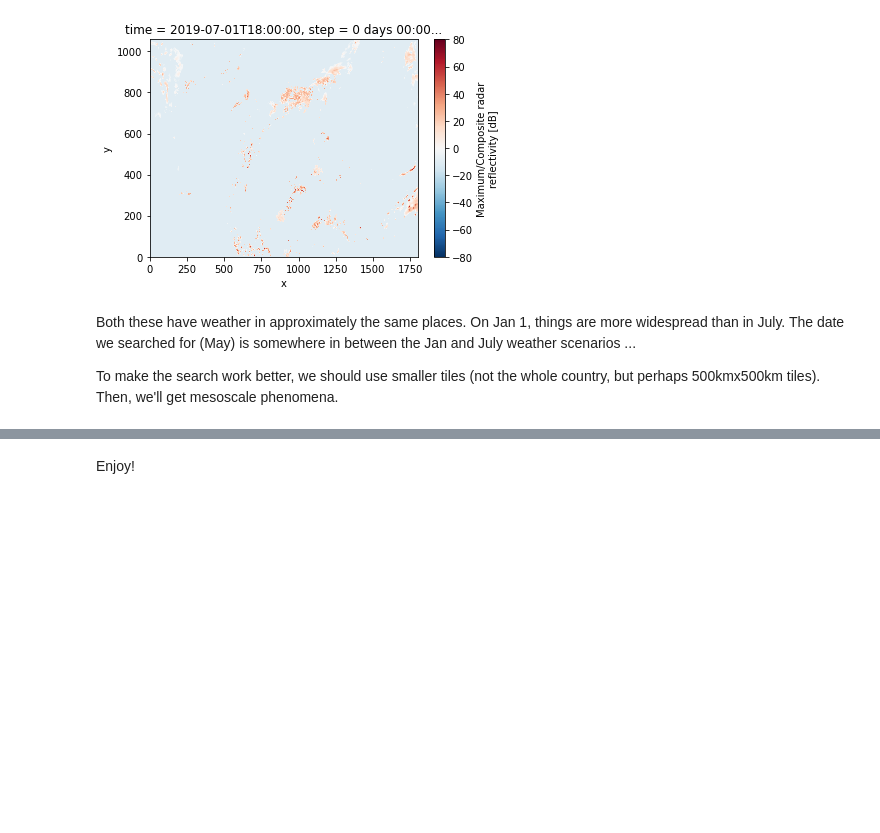
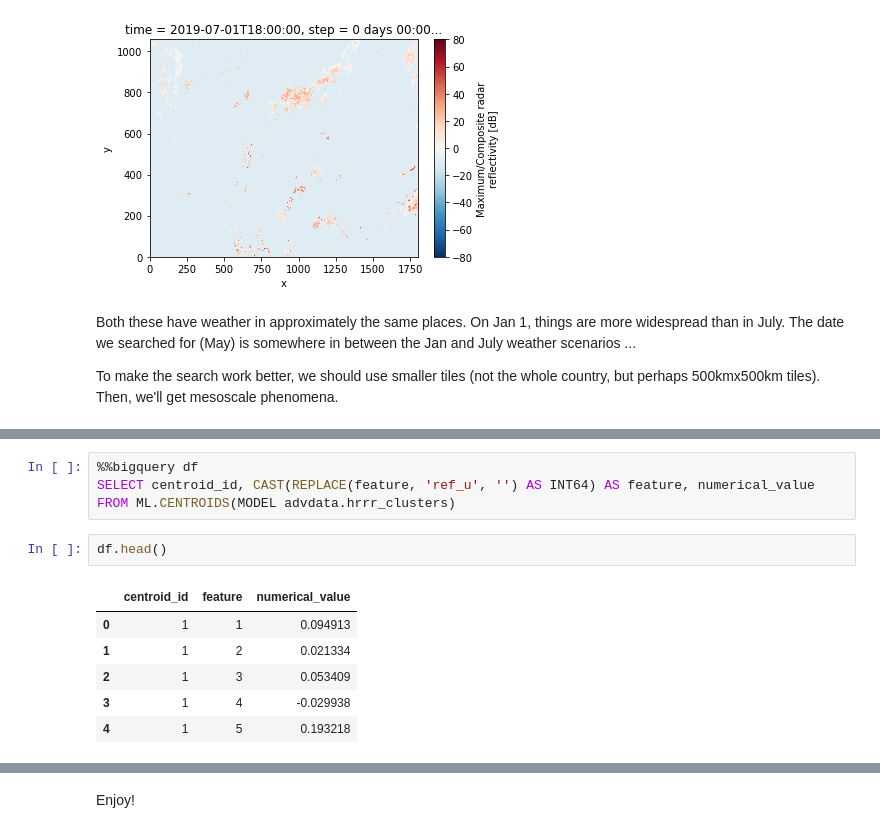
Before and after one commit to GoogleCloudPlatform/ml-design-patterns, a Jupyter notebook: 02_data_representation/weather_search/wx_embeddings.ipynb, the cells around one changed output, grey strips where cells are left out. Drawn from its saved outputs; the diff is of its cells as text; blank space fills up the shorter version.

```diff
--- a/02_data_representation/weather_search/wx_embeddings.ipynb
+++ b/02_data_representation/weather_search/wx_embeddings.ipynb
@@ -670,0 +769,13 @@ To make the search work better, we should use smaller tiles (not the whole count
+# %%
+%%bigquery df
+SELECT centroid_id, CAST(REPLACE(feature, 'ref_u', '') AS INT64) AS feature, numerical_value
+FROM ML.CENTROIDS(MODEL advdata.hrrr_clusters)
+# %%
+df.head()
+# %% [output]
+|  | centroid_id | feature | numerical_value |
+| 0 | 1 | 1 | 0.094913 |
+| 1 | 1 | 2 | 0.021334 |
+| 2 | 1 | 3 | 0.053409 |
+| 3 | 1 | 4 | -0.029938 |
+| 4 | 1 | 5 | 0.193218 |
```
Also changed, not shown: parts of 8 cells of this notebook.
